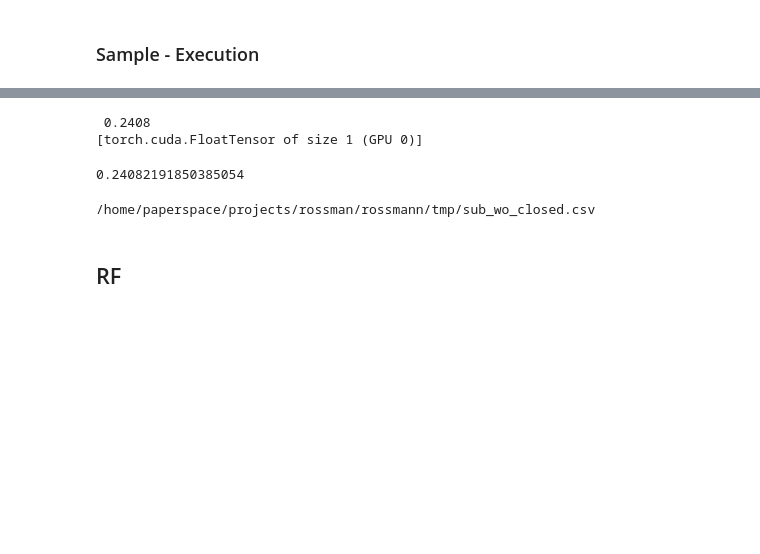
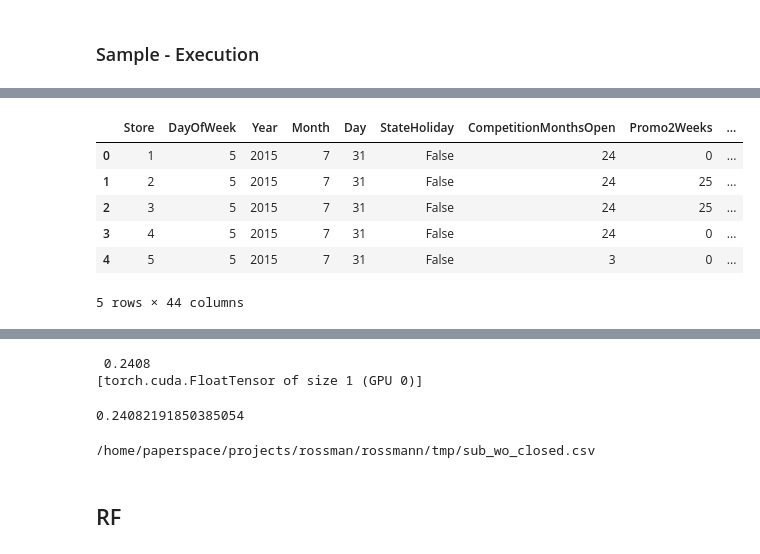
Before and after one commit to EtemKavak/StoreSales, a Jupyter notebook: rossman_no_closed.ipynb, the cells around one changed output, grey strips where cells are left out. Cells and saved outputs as stored; diff of their text form; code cells hidden in the pictures; blank space fills up the shorter version.

```diff
--- a/rossman_no_closed.ipynb
+++ b/rossman_no_closed.ipynb
@@ -883,2 +862,5 @@ m.fit(lr, 2, metrics=[exp_rmspe], cycle_len=4)
 # %%
 ### Recreate dataframe etc with full dataset
+# %%
+joined = pd.read_feather(f'{PATH}joined_no_open_with_features')
+joined_test = pd.read_feather(f'{PATH}joined_test_no_open_with_features')
@@ -884,0 +879,10 @@ m.fit(lr, 2, metrics=[exp_rmspe], cycle_len=4)
+# %%
+joined.head()
+# %% [output]
+|  | Store | DayOfWeek | Year | Month | Day | StateHoliday | CompetitionMonthsOpen | Promo2Weeks | ... |
+| 0 | 1 | 5 | 2015 | 7 | 31 | False | 24 | 0 | ... |
+| 1 | 2 | 5 | 2015 | 7 | 31 | False | 24 | 25 | ... |
+| 2 | 3 | 5 | 2015 | 7 | 31 | False | 24 | 25 | ... |
+| 3 | 4 | 5 | 2015 | 7 | 31 | False | 24 | 0 | ... |
+| 4 | 5 | 5 | 2015 | 7 | 31 | False | 3 | 0 | ... |
+5 rows × 44 columns
```
Also changed, not shown: parts of 61 cells of this notebook, 2 other files.
